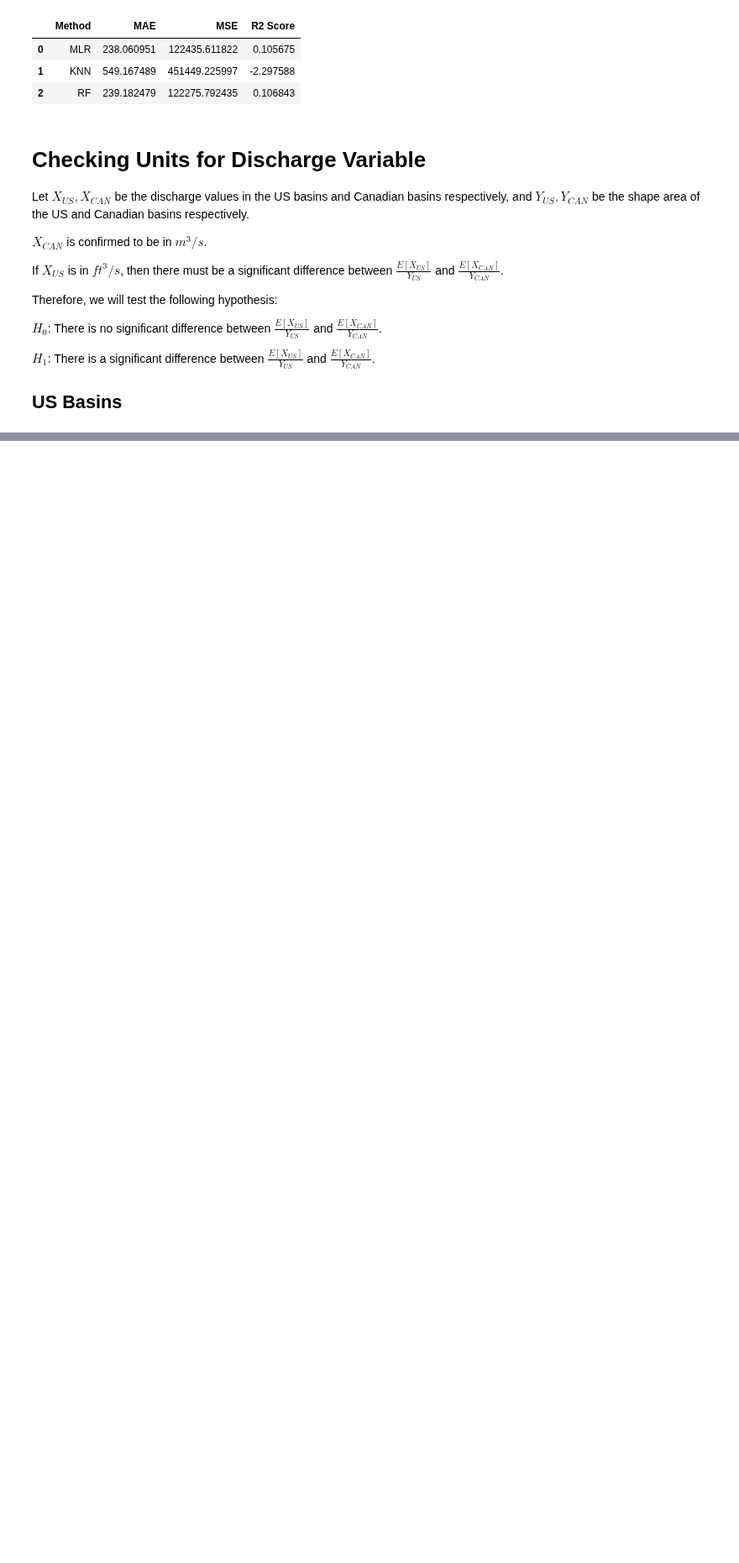
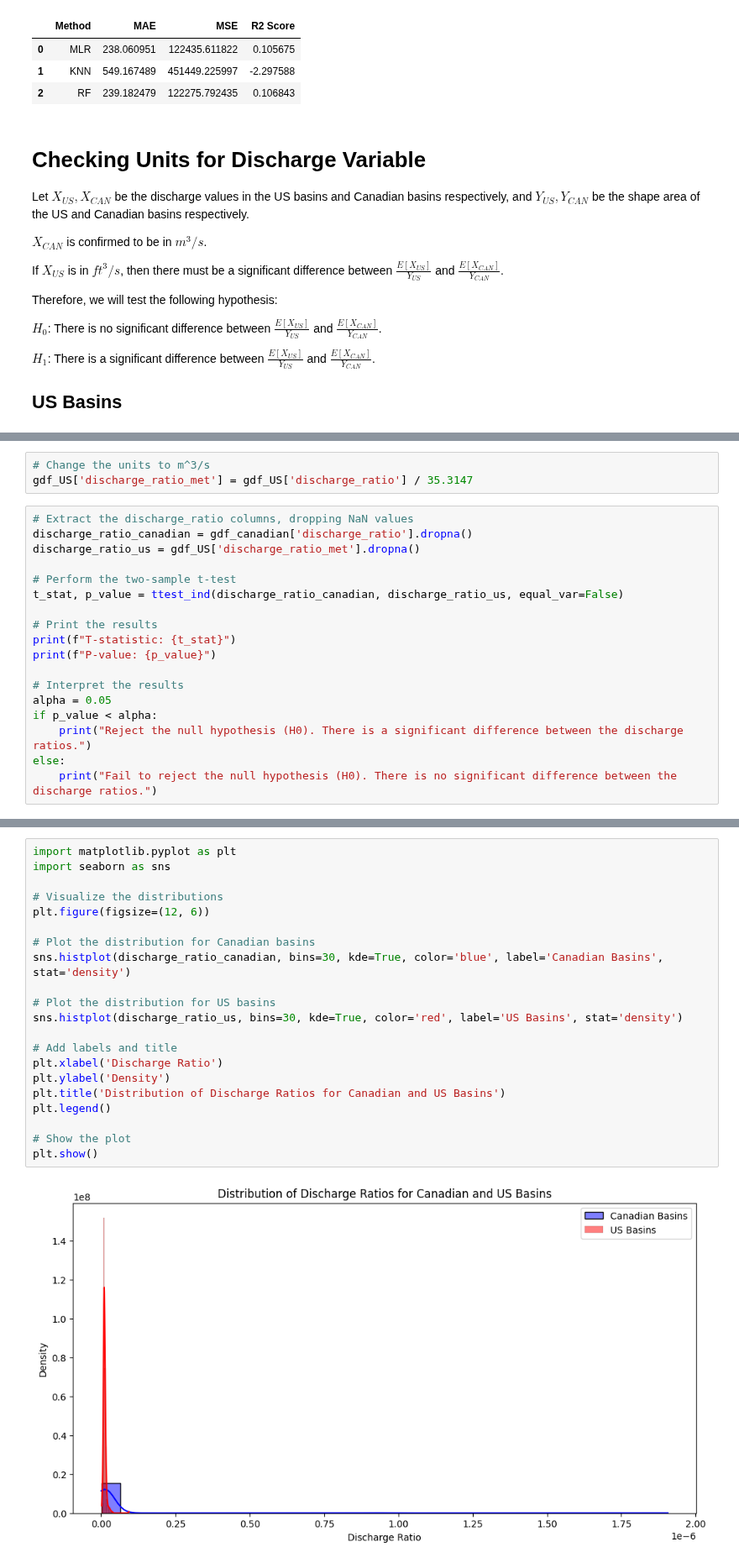
Before and after one commit to yunsupark1120/GAGEii_modeling, a Jupyter notebook: eda.ipynb, the cells around one changed output, grey strips where cells are left out. Shown at 84% size. Drawn from its saved outputs; the diff is of its cells as text; blank space fills up the shorter version.

Commit message:
US gages unit checked

```diff
--- a/eda.ipynb
+++ b/eda.ipynb
@@ -542,0 +675,21 @@ DataSourceError: Unable to open c:/Users/ybrot/Courses/UROP/GAGEii_modeling/shap
+# %%
+# Change the units to m^3/s
+gdf_US['discharge_ratio_met'] = gdf_US['discharge_ratio'] / 35.3147
+# %%
+# Extract the discharge_ratio columns, dropping NaN values
+discharge_ratio_canadian = gdf_canadian['discharge_ratio'].dropna()
+discharge_ratio_us = gdf_US['discharge_ratio_met'].dropna()
+
+# Perform the two-sample t-test
+t_stat, p_value = ttest_ind(discharge_ratio_canadian, discharge_ratio_us, equal_var=False)
+
+# Print the results
+print(f"T-statistic: {t_stat}")
+print(f"P-value: {p_value}")
+
+# Interpret the results
+alpha = 0.05
+if p_value < alpha:
+    print("Reject the null hypothesis (H0). There is a significant difference between the discharge ratios.")
+else:
+    print("Fail to reject the null hypothesis (H0). There is no significant difference between the discharge ratios.")
@@ -542,0 +700,23 @@ DataSourceError: Unable to open c:/Users/ybrot/Courses/UROP/GAGEii_modeling/shap
+# %%
+import matplotlib.pyplot as plt
+import seaborn as sns
+
+# Visualize the distributions
+plt.figure(figsize=(12, 6))
+
+# Plot the distribution for Canadian basins
+sns.histplot(discharge_ratio_canadian, bins=30, kde=True, color='blue', label='Canadian Basins', stat='density')
+
+# Plot the distribution for US basins
+sns.histplot(discharge_ratio_us, bins=30, kde=True, color='red', label='US Basins', stat='density')
+
+# Add labels and title
+plt.xlabel('Discharge Ratio')
+plt.ylabel('Density')
+plt.title('Distribution of Discharge Ratios for Canadian and US Basins')
+plt.legend()
+
+# Show the plot
+plt.show()
+# %% [output]
+[figure, added]
```
Also changed, not shown: parts of 13 cells of this notebook.
